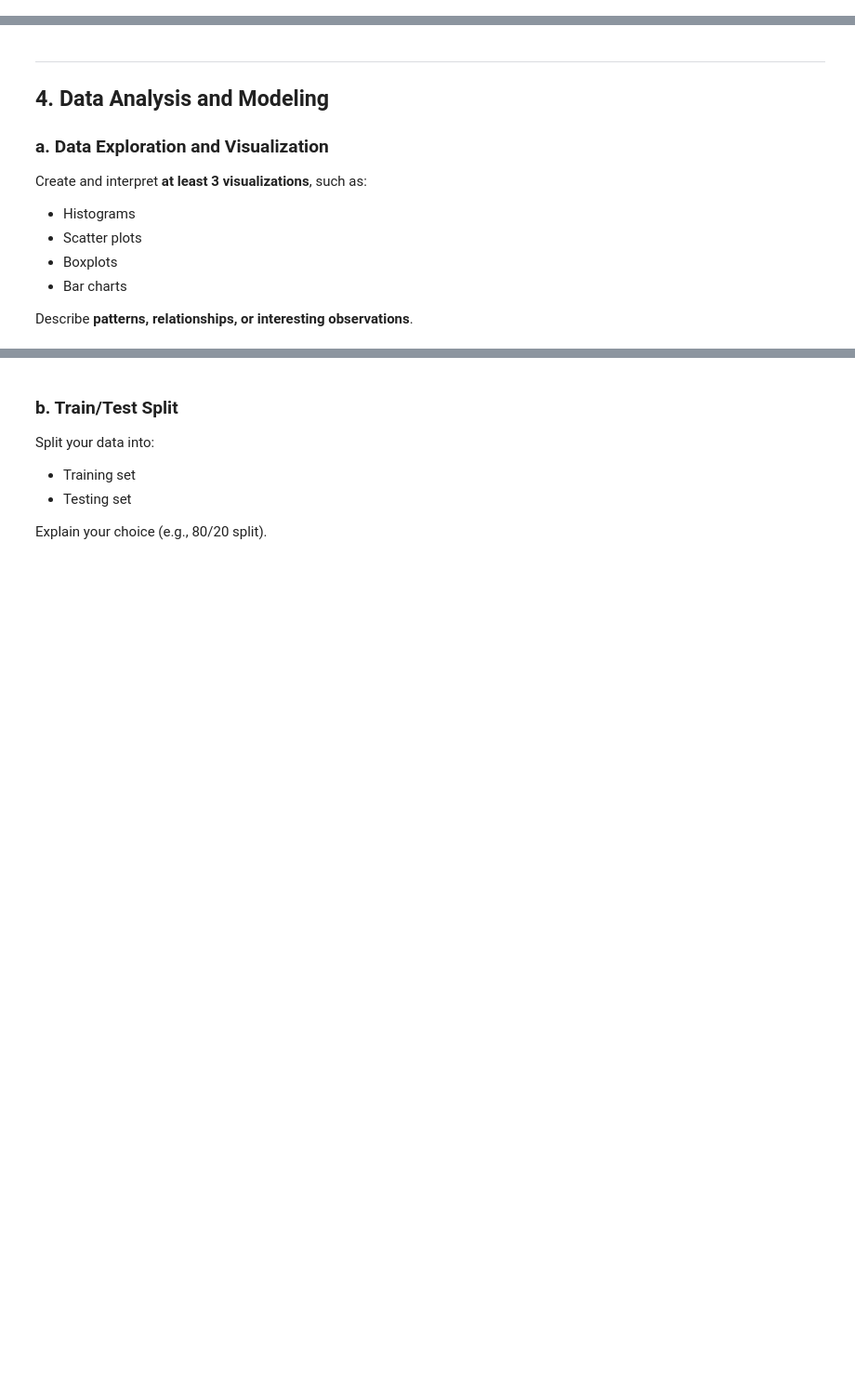
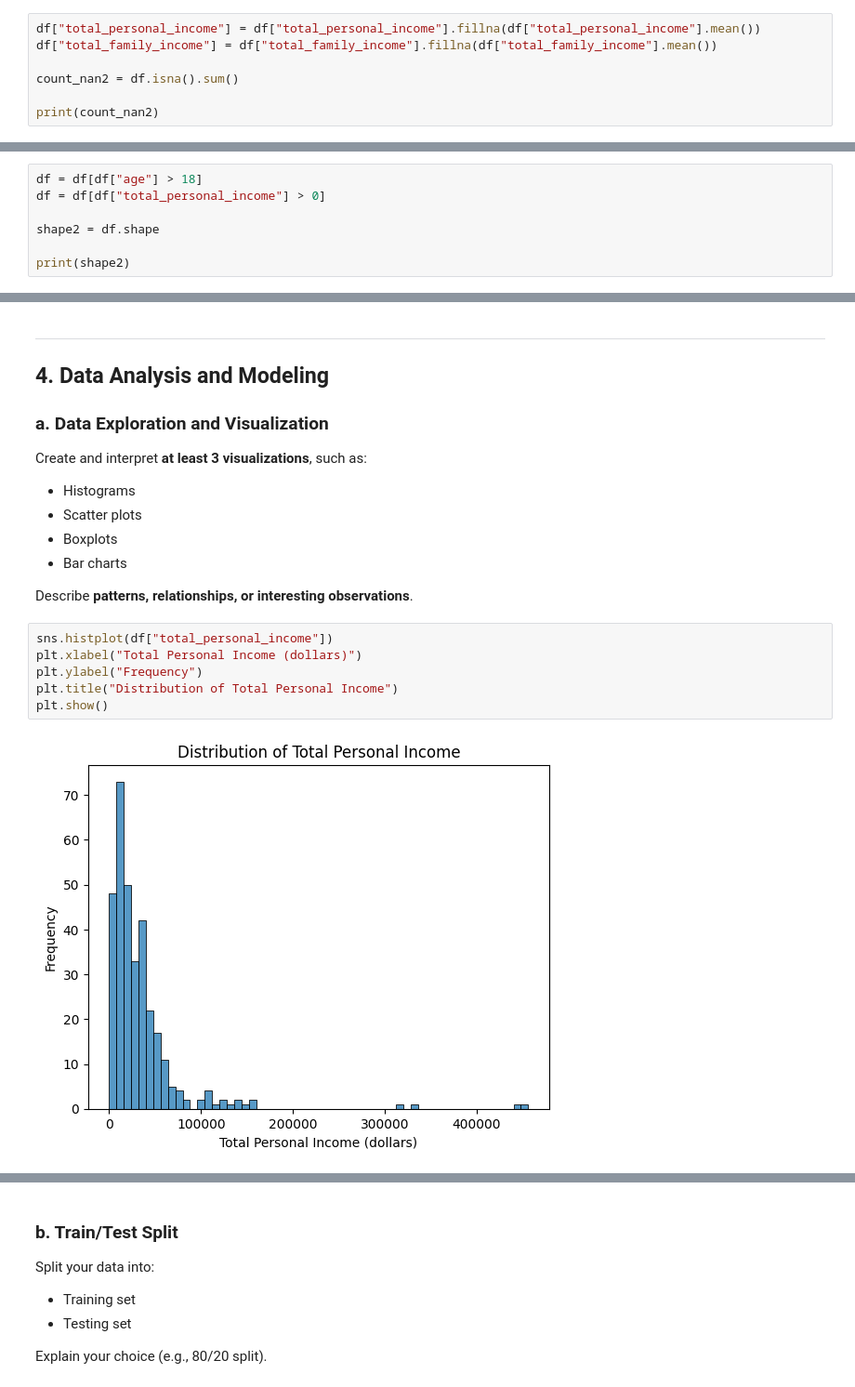
Before and after one commit to Nikolai-N484/Data201_NikolaiN, a Jupyter notebook: Project2/Nikolai_Navarro_Project2_Week11.ipynb, the cells around one changed output, grey strips where cells are left out. Shown at 93% size. Cells and saved outputs as stored; diff of their text form; blank space fills up the shorter version.

```diff
--- a/Project2/Nikolai_Navarro_Project2_Week11.ipynb
+++ b/Project2/Nikolai_Navarro_Project2_Week11.ipynb
@@ -107,0 +79,7 @@ After removing the data with NA's this data set contains a total of 377 rows and
+# %%
+df["total_personal_income"] = df["total_personal_income"].fillna(df["total_personal_income"].mean())
+df["total_family_income"] = df["total_family_income"].fillna(df["total_family_income"].mean())
+
+count_nan2 = df.isna().sum()
+
+print(count_nan2)
@@ -107,0 +96,7 @@ After removing the data with NA's this data set contains a total of 377 rows and
+# %%
+df = df[df["age"] > 18]
+df = df[df["total_personal_income"] > 0]
+
+shape2 = df.shape
+
+print(shape2)
@@ -130,3 +129,11 @@ Create and interpret **at least 3 visualizations**, such as:
 - Bar charts
 
 Describe **patterns, relationships, or interesting observations**.
+# %%
+sns.histplot(df["total_personal_income"])
+plt.xlabel("Total Personal Income (dollars)")
+plt.ylabel("Frequency")
+plt.title("Distribution of Total Personal Income")
+plt.show()
+# %% [output]
+[figure, added]
```
Also changed, not shown: parts of 12 cells of this notebook.
